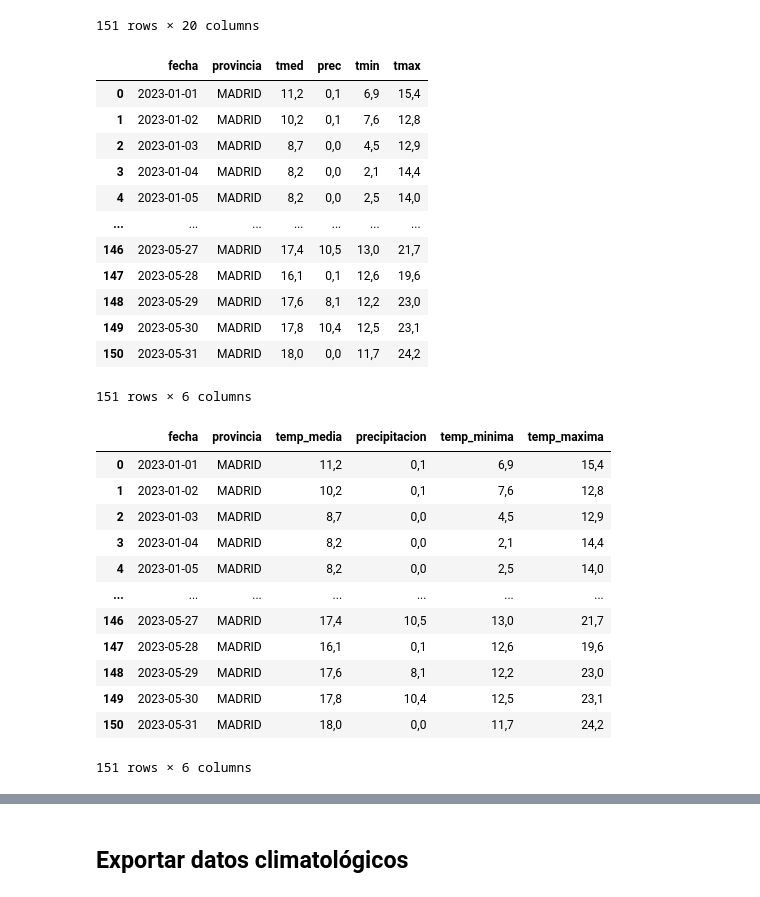
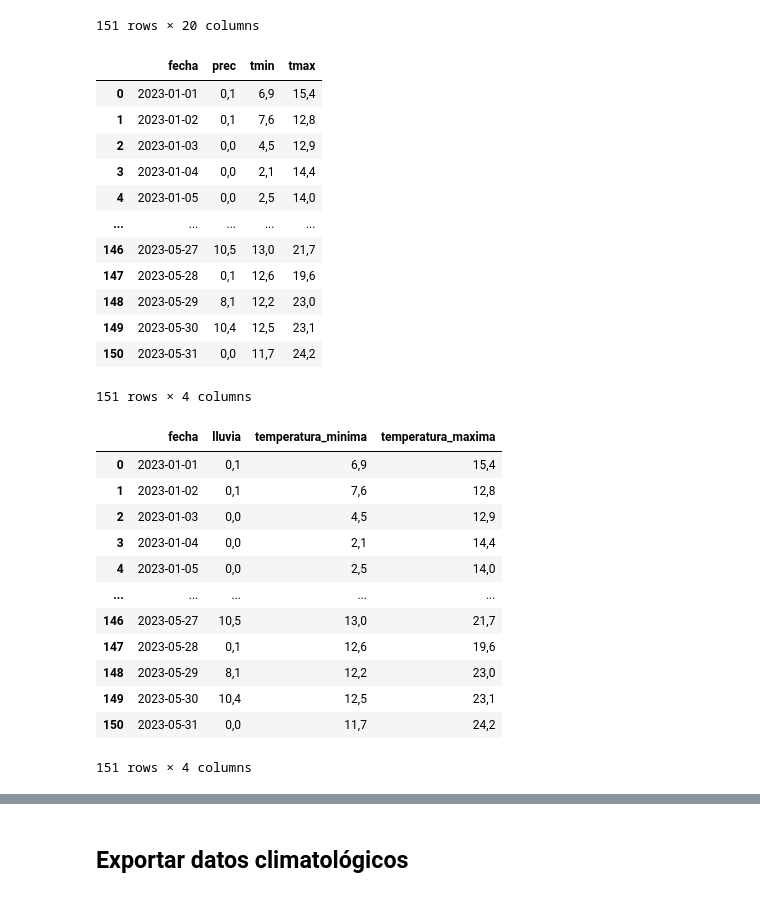
Before and after one commit to dapafer/auto_Pr-PSV, a Jupyter notebook: src/scraping/AEMET_data_API.ipynb, the cells around one changed output, grey strips where cells are left out. Drawn from its saved outputs; the diff is of its cells as text; code cells hidden in the pictures.

```diff
--- a/src/scraping/AEMET_data_API.ipynb
+++ b/src/scraping/AEMET_data_API.ipynb
@@ -112,10 +112,11 @@ print(data_res.content.decode())
   "horaPresMin" : "18"
 } ]
 # %%
+# convertir datos a dataframe
 data_dict = json.loads(data_res.content)
-clima_dia_ene_may23_df = pd.DataFrame(data_dict)
+clima_dia_ene_may_23 = pd.DataFrame(data_dict)
 
-clima_dia_ene_may23_df
+clima_dia_ene_may_23
 # %% [output]
 |  | fecha | indicativo | nombre | provincia | altitud | tmed | prec | tmin | horatmin | tmax | ... |
 | 0 | 2023-01-01 | 3196 | MADRID, CUATRO VIENTOS | MADRID | 690 | 11,2 | 0,1 | 6,9 | 03:00 | 15,4 | ... |
@@ -132,40 +133,40 @@ clima_dia_ene_may23_df
 151 rows × 20 columns
 # %%
 # eliminar columnas que no aportan valor
-clima_dia_ene_may23_df = clima_dia_ene_may23_df.drop(columns=['indicativo', 'nombre', 'altitud', 'horatmin', 'horatmax', 'dir', 'velmedia', 'racha', 'horaracha', 'sol', 'presMax', 'horaPresMax', 'presMin', 'horaPresMin'])
+clima_dia_ene_may_23 = clima_dia_ene_may_23.drop(columns=['indicativo', 'nombre', 'provincia', 'altitud', 'tmed', 'horatmin', 'horatmax', 'dir', 'velmedia', 'racha', 'horaracha', 'sol', 'presMax', 'horaPresMax', 'presMin', 'horaPresMin'])
 
-clima_dia_ene_may23_df
+clima_dia_ene_may_23
 # %% [output]
-|  | fecha | provincia | tmed | prec | tmin | tmax |
-| 0 | 2023-01-01 | MADRID | 11,2 | 0,1 | 6,9 | 15,4 |
-| 1 | 2023-01-02 | MADRID | 10,2 | 0,1 | 7,6 | 12,8 |
-| 2 | 2023-01-03 | MADRID | 8,7 | 0,0 | 4,5 | 12,9 |
-| 3 | 2023-01-04 | MADRID | 8,2 | 0,0 | 2,1 | 14,4 |
-| 4 | 2023-01-05 | MADRID | 8,2 | 0,0 | 2,5 | 14,0 |
-| ... | ... | ... | ... | ... | ... | ... |
-| 146 | 2023-05-27 | MADRID | 17,4 | 10,5 | 13,0 | 21,7 |
-| 147 | 2023-05-28 | MADRID | 16,1 | 0,1 | 12,6 | 19,6 |
-| 148 | 2023-05-29 | MADRID | 17,6 | 8,1 | 12,2 | 23,0 |
-| 149 | 2023-05-30 | MADRID | 17,8 | 10,4 | 12,5 | 23,1 |
-| 150 | 2023-05-31 | MADRID | 18,0 | 0,0 | 11,7 | 24,2 |
+|  | fecha | prec | tmin | tmax |
+| 0 | 2023-01-01 | 0,1 | 6,9 | 15,4 |
+| 1 | 2023-01-02 | 0,1 | 7,6 | 12,8 |
+| 2 | 2023-01-03 | 0,0 | 4,5 | 12,9 |
+| 3 | 2023-01-04 | 0,0 | 2,1 | 14,4 |
+| 4 | 2023-01-05 | 0,0 | 2,5 | 14,0 |
+| ... | ... | ... | ... | ... |
+| 146 | 2023-05-27 | 10,5 | 13,0 | 21,7 |
+| 147 | 2023-05-28 | 0,1 | 12,6 | 19,6 |
+| 148 | 2023-05-29 | 8,1 | 12,2 | 23,0 |
+| 149 | 2023-05-30 | 10,4 | 12,5 | 23,1 |
+| 150 | 2023-05-31 | 0,0 | 11,7 | 24,2 |
-151 rows × 6 columns
+151 rows × 4 columns
 # %%
-# cambiar el nombre de ciertas columnas
-clima_dia_ene_may23_df = clima_dia_ene_may23_df.rename(columns={'tmed': 'temp_media', 'prec': 'precipitacion', 'tmin': 'temp_minima', 'tmax': 'temp_maxima'})
+# cambiar nombre columnas
+clima_dia_ene_may_23 = clima_dia_ene_may_23.rename(columns={'prec': 'lluvia', 'tmin': 'temperatura_minima', 'tmax': 'temperatura_maxima'})
 
-clima_dia_ene_may23_df
+clima_dia_ene_may_23
 # %% [output]
-|  | fecha | provincia | temp_media | precipitacion | temp_minima | temp_maxima |
-| 0 | 2023-01-01 | MADRID | 11,2 | 0,1 | 6,9 | 15,4 |
-| 1 | 2023-01-02 | MADRID | 10,2 | 0,1 | 7,6 | 12,8 |
-| 2 | 2023-01-03 | MADRID | 8,7 | 0,0 | 4,5 | 12,9 |
-| 3 | 2023-01-04 | MADRID | 8,2 | 0,0 | 2,1 | 14,4 |
-| 4 | 2023-01-05 | MADRID | 8,2 | 0,0 | 2,5 | 14,0 |
-| ... | ... | ... | ... | ... | ... | ... |
-| 146 | 2023-05-27 | MADRID | 17,4 | 10,5 | 13,0 | 21,7 |
-| 147 | 2023-05-28 | MADRID | 16,1 | 0,1 | 12,6 | 19,6 |
-| 148 | 2023-05-29 | MADRID | 17,6 | 8,1 | 12,2 | 23,0 |
-| 149 | 2023-05-30 | MADRID | 17,8 | 10,4 | 12,5 | 23,1 |
-| 150 | 2023-05-31 | MADRID | 18,0 | 0,0 | 11,7 | 24,2 |
+|  | fecha | lluvia | temperatura_minima | temperatura_maxima |
+| 0 | 2023-01-01 | 0,1 | 6,9 | 15,4 |
+| 1 | 2023-01-02 | 0,1 | 7,6 | 12,8 |
+| 2 | 2023-01-03 | 0,0 | 4,5 | 12,9 |
+| 3 | 2023-01-04 | 0,0 | 2,1 | 14,4 |
+| 4 | 2023-01-05 | 0,0 | 2,5 | 14,0 |
+| ... | ... | ... | ... | ... |
+| 146 | 2023-05-27 | 10,5 | 13,0 | 21,7 |
+| 147 | 2023-05-28 | 0,1 | 12,6 | 19,6 |
+| 148 | 2023-05-29 | 8,1 | 12,2 | 23,0 |
+| 149 | 2023-05-30 | 10,4 | 12,5 | 23,1 |
+| 150 | 2023-05-31 | 0,0 | 11,7 | 24,2 |
-151 rows × 6 columns
+151 rows × 4 columns
 # %%
```
Also changed, not shown: parts of 14 cells of this notebook, 12 other files.
